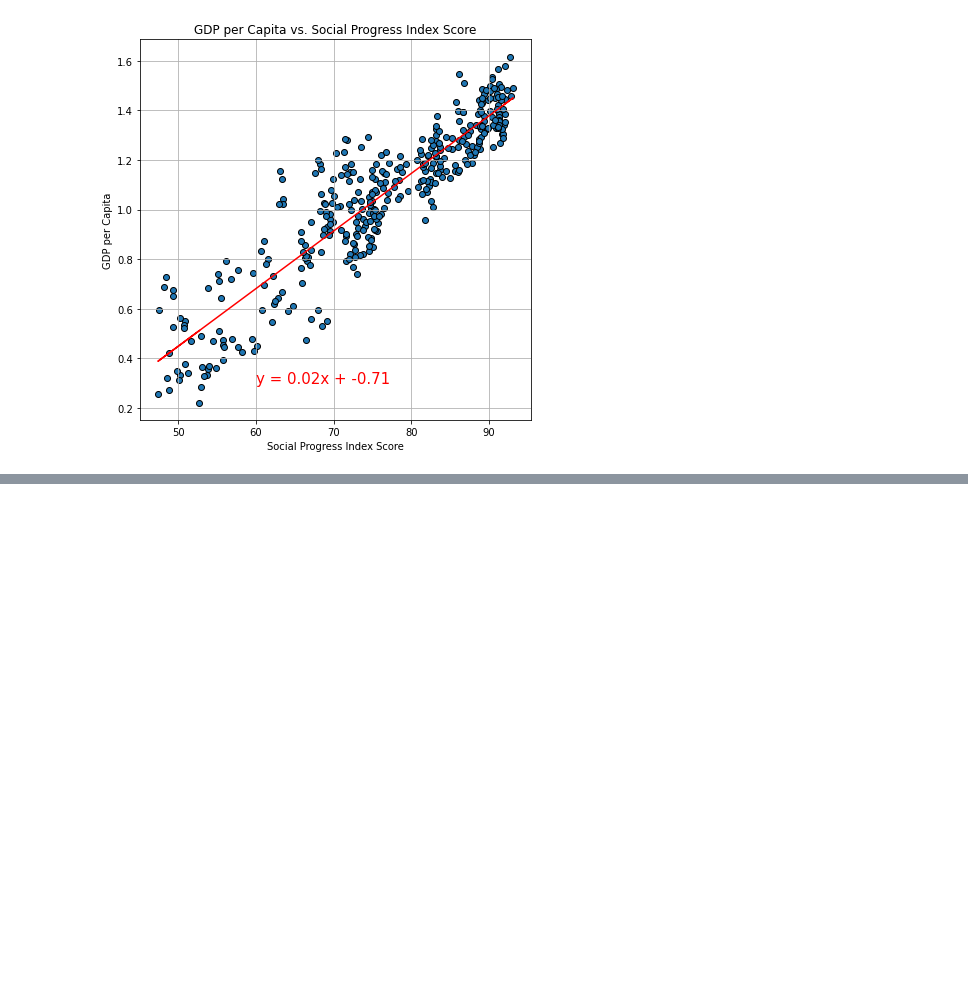
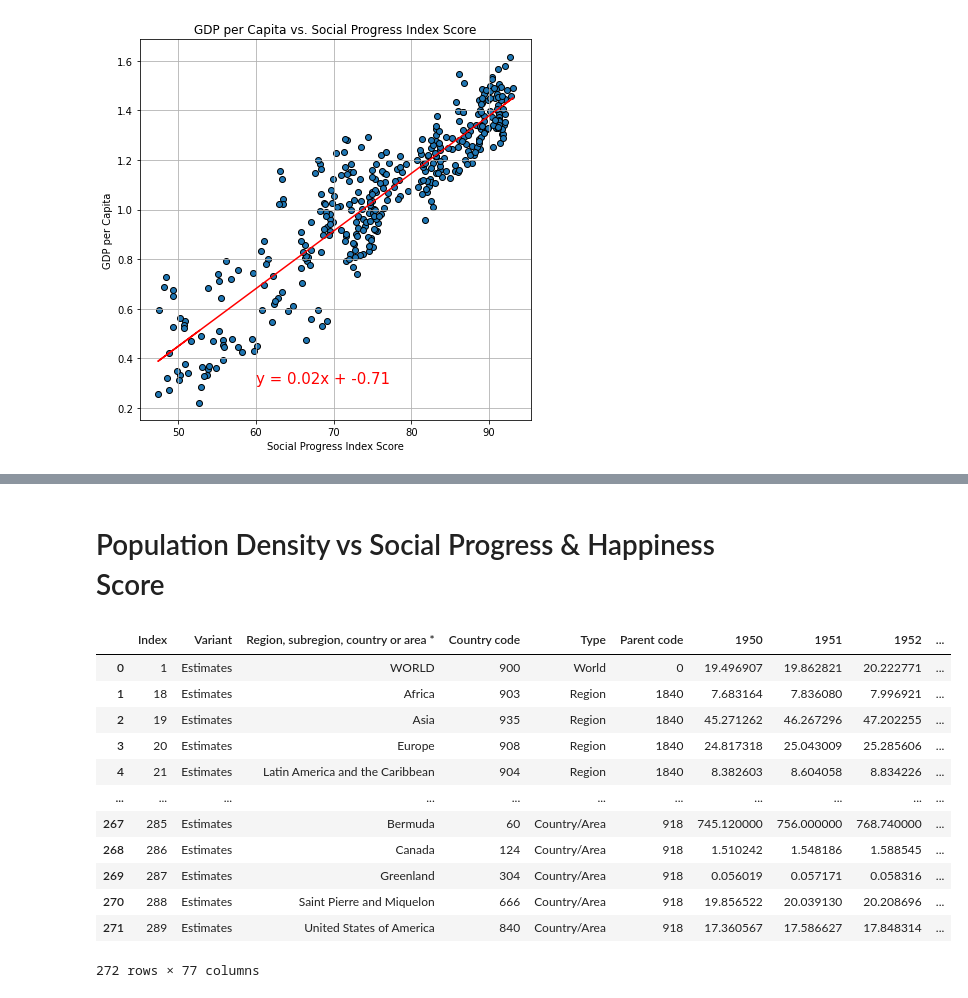
Before and after one commit to chrispope12391/Project-1-, a Jupyter notebook: Project 1_Team5.ipynb, the cells around one changed output, grey strips where cells are left out. Saved outputs shown, nothing was run; the diff lists cells and outputs as text; code cells hidden in the pictures; blank space fills up the shorter version.

```diff
--- a/Project 1_Team5.ipynb
+++ b/Project 1_Team5.ipynb
@@ -587,0 +588,22 @@ The r value is: 0.911455180675344.  This is a strong positive relationship
+# %% [markdown]
+# Population Density vs Social Progress & Happiness Score
+# %%
+den_file = "Data/population_density.csv"
+
+# Read our Social Progress data into pandas
+density_df = pd.read_csv(den_file, encoding = "ISO-8859-1")
+density_df
+# %% [output]
+|  | Index | Variant | Region, subregion, country or area * | Country code | Type | Parent code | 1950 | 1951 | 1952 | ... |
+| 0 | 1 | Estimates | WORLD | 900 | World | 0 | 19.496907 | 19.862821 | 20.222771 | ... |
+| 1 | 18 | Estimates | Africa | 903 | Region | 1840 | 7.683164 | 7.836080 | 7.996921 | ... |
+| 2 | 19 | Estimates | Asia | 935 | Region | 1840 | 45.271262 | 46.267296 | 47.202255 | ... |
+| 3 | 20 | Estimates | Europe | 908 | Region | 1840 | 24.817318 | 25.043009 | 25.285606 | ... |
+| 4 | 21 | Estimates | Latin America and the Caribbean | 904 | Region | 1840 | 8.382603 | 8.604058 | 8.834226 | ... |
+| ... | ... | ... | ... | ... | ... | ... | ... | ... | ... | ... |
+| 267 | 285 | Estimates | Bermuda | 60 | Country/Area | 918 | 745.120000 | 756.000000 | 768.740000 | ... |
+| 268 | 286 | Estimates | Canada | 124 | Country/Area | 918 | 1.510242 | 1.548186 | 1.588545 | ... |
+| 269 | 287 | Estimates | Greenland | 304 | Country/Area | 918 | 0.056019 | 0.057171 | 0.058316 | ... |
+| 270 | 288 | Estimates | Saint Pierre and Miquelon | 666 | Country/Area | 918 | 19.856522 | 20.039130 | 20.208696 | ... |
+| 271 | 289 | Estimates | United States of America | 840 | Country/Area | 918 | 17.360567 | 17.586627 | 17.848314 | ... |
+272 rows × 77 columns
```
Also changed, not shown: parts of 19 cells of this notebook.
